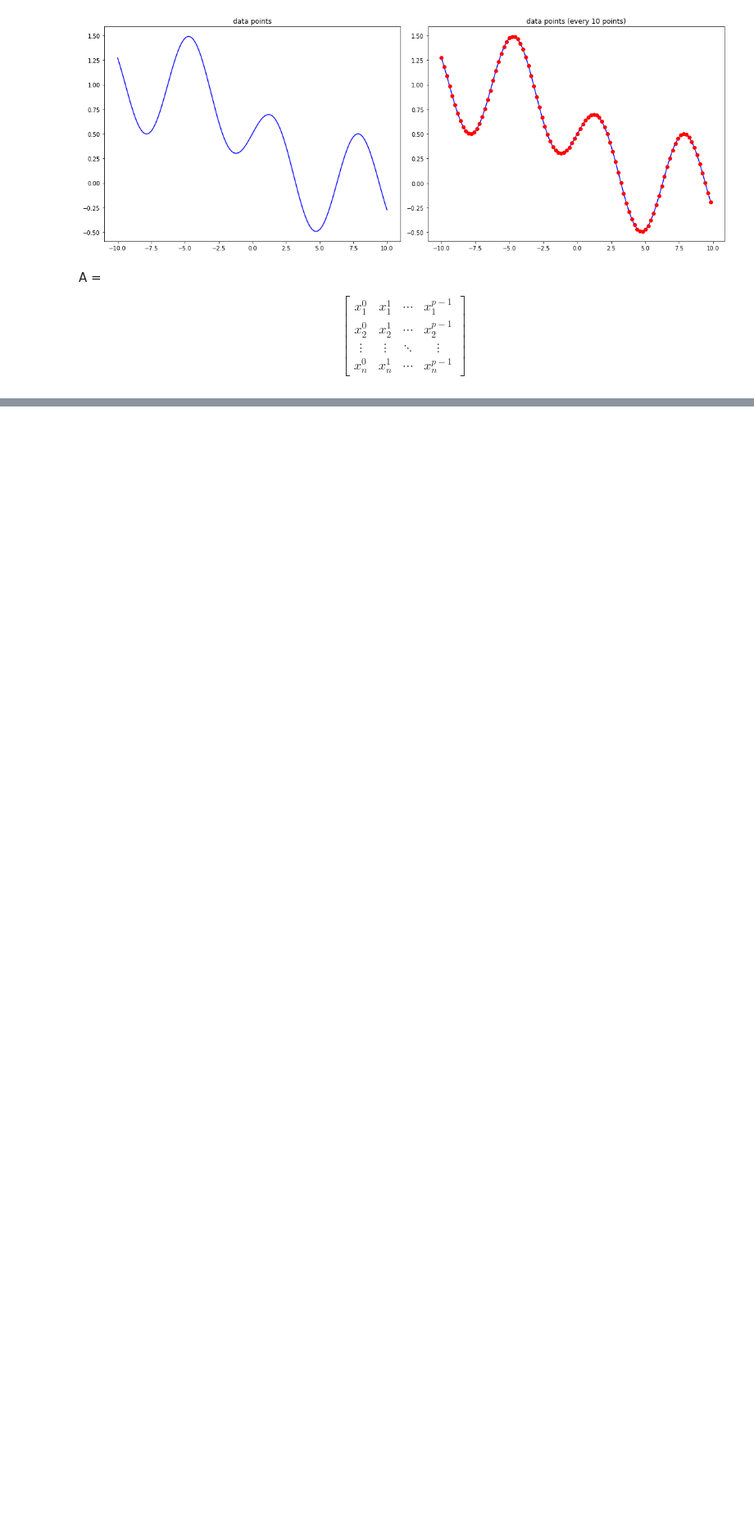
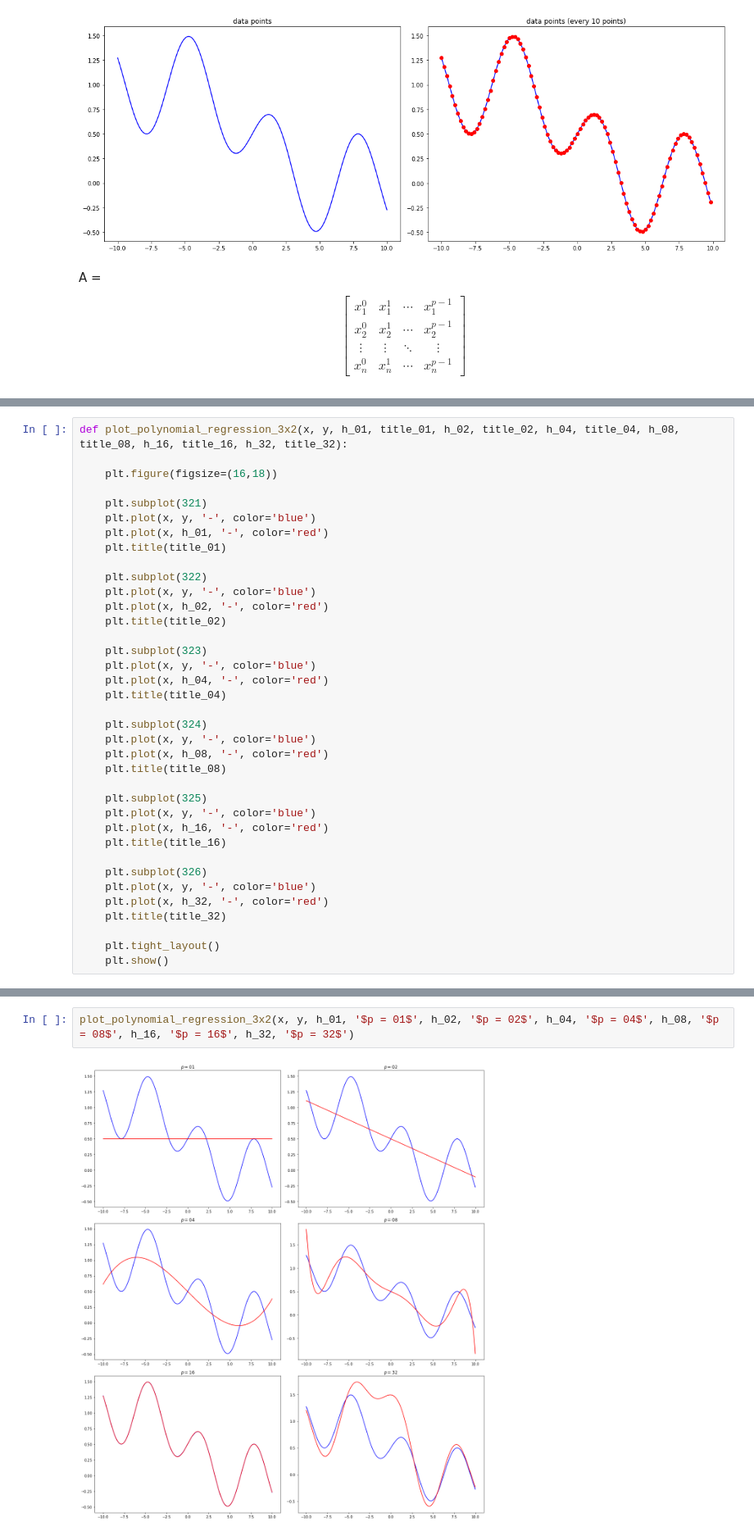
Before and after one commit to YJbonobono/assignment-machine-learning, a Jupyter notebook: 05/assignment_05_new.ipynb, the cells around one changed output, grey strips where cells are left out. Shown at 82% size. Drawn from its saved outputs; the diff is of its cells as text; blank space fills up the shorter version.

```diff
--- a/05/assignment_05_new.ipynb
+++ b/05/assignment_05_new.ipynb
@@ -82,0 +109,37 @@ h_24_1      = solve_polynomial_regression(x, y, 24, 1)
+# %%
+def plot_polynomial_regression_3x2(x, y, h_01, title_01, h_02, title_02, h_04, title_04, h_08, title_08, h_16, title_16, h_32, title_32):
+
+    plt.figure(figsize=(16,18))
+
+    plt.subplot(321)
+    plt.plot(x, y, '-', color='blue')
+    plt.plot(x, h_01, '-', color='red')
+    plt.title(title_01)
+
+    plt.subplot(322)
+    plt.plot(x, y, '-', color='blue')
+    plt.plot(x, h_02, '-', color='red')
+    plt.title(title_02)
+
+    plt.subplot(323)
+    plt.plot(x, y, '-', color='blue')
+    plt.plot(x, h_04, '-', color='red')
+    plt.title(title_04)
+
+    plt.subplot(324)
+    plt.plot(x, y, '-', color='blue')
+    plt.plot(x, h_08, '-', color='red')
+    plt.title(title_08)
+
+    plt.subplot(325)
+    plt.plot(x, y, '-', color='blue')
+    plt.plot(x, h_16, '-', color='red')
+    plt.title(title_16)
+
+    plt.subplot(326)
+    plt.plot(x, y, '-', color='blue')
+    plt.plot(x, h_32, '-', color='red')
+    plt.title(title_32)
+
+    plt.tight_layout()
+    plt.show()
@@ -82,0 +154,4 @@ h_24_1      = solve_polynomial_regression(x, y, 24, 1)
+# %%
+plot_polynomial_regression_3x2(x, y, h_01, '$p = 01$', h_02, '$p = 02$', h_04, '$p = 04$', h_08, '$p = 08$', h_16, '$p = 16$', h_32, '$p = 32$')
+# %% [output]
+[figure, added]
```
Also changed, not shown: parts of 8 cells of this notebook.
